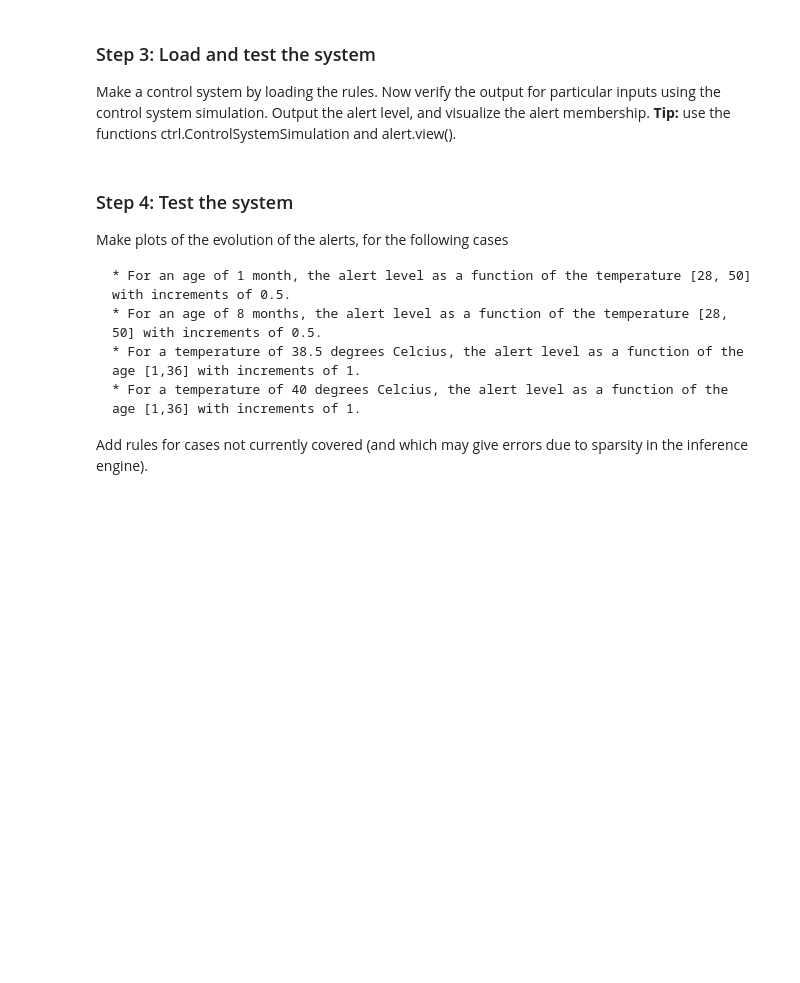
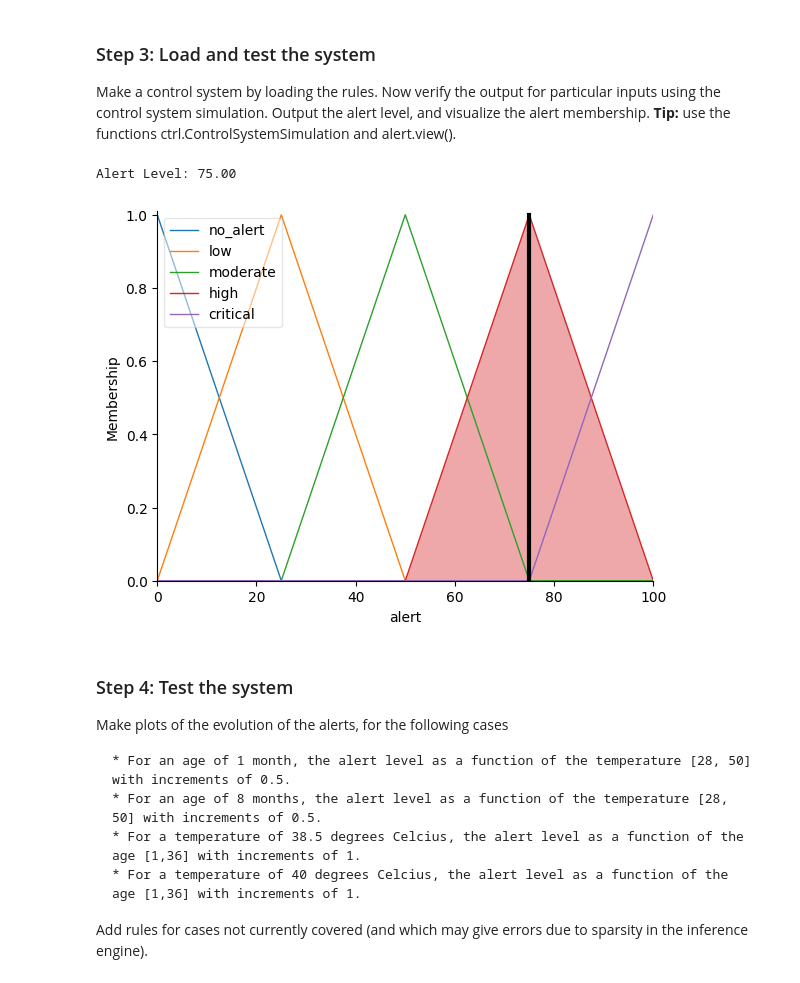
Before and after one commit to HosseinOutward/VUB-ACS-25_HIDSS, a Jupyter notebook: WPO2/WPO2_student.ipynb, the cells around one changed output. Cells and saved outputs as stored; diff of their text form; code cells hidden in the pictures; blank space fills up the shorter version.

```diff
--- a/WPO2/WPO2_student.ipynb
+++ b/WPO2/WPO2_student.ipynb
@@ -101,3 +142,33 @@ Translate the desired behaviour given above, to rules for alert levels. Start by
+# %%
+#YOUR code here
+rules = [
+    # Newborn rules
+    ctrl.Rule(temperature['hypothermia'] & age['newborn'], alert['critical']),
+    ctrl.Rule(temperature['elevated'] & age['newborn'], alert['moderate']),
+    ctrl.Rule(temperature['mild_fever'] & age['newborn'], alert['high']),
+    ctrl.Rule(temperature['high_fever'] & age['newborn'], alert['critical']),
+
+    # Baby rules
+    ctrl.Rule(temperature['mild_fever'] & age['baby'], alert['moderate']),
+    ctrl.Rule(temperature['high_fever'] & age['baby'], alert['high']),
+
+    # Infant rules
+    ctrl.Rule(temperature['mild_fever'] & age['infant'], alert['low']),
+    ctrl.Rule(temperature['high_fever'] & age['infant'], alert['moderate']),
+
+    # Toddler rules
+    ctrl.Rule(temperature['mild_fever'] & age['toddler'], alert['low']),
+    ctrl.Rule(temperature['high_fever'] & age['toddler'], alert['low']),
+
+    # Hypothermia (non-newborn)
+    ctrl.Rule(temperature['hypothermia'] & ~age['newborn'], alert['high']),
+
+    # Malfunction
+    ctrl.Rule(temperature['malfunction'], alert['moderate']),
+
+    # Default cases (e.g., normal temp)
+    ctrl.Rule(temperature['normal'], alert['no_alert'])
+]
 # %% [markdown]
 ### Step 3: Load and test the system
 Make a control system by loading the rules. Now verify the output for particular inputs using the control system simulation. Output the alert level, and visualize the alert membership. __Tip:__ use the functions ctrl.ControlSystemSimulation and alert.view().
@@ -106,3 +175,18 @@ Make a control system by loading the rules. Now verify the output for particular
+# %%
+#YOUR code here
+alert_ctrl = ctrl.ControlSystem(rules)
+alert_sim = ctrl.ControlSystemSimulation(alert_ctrl)
+
+# Test case: Age=1 month, Temp=38.5°C
+alert_sim.input['age'] = 1
+alert_sim.input['temperature'] = 38.5
+alert_sim.compute()
+print(f"Alert Level: {alert_sim.output['alert']:.2f}")
+alert.view(sim=alert_sim)
+plt.show()
+# %% [output]
+Alert Level: 75.00
+[figure, added]
 # %% [markdown]
 ### Step 4: Test the system
 
```
Also changed, not shown: parts of 47 cells of this notebook.
